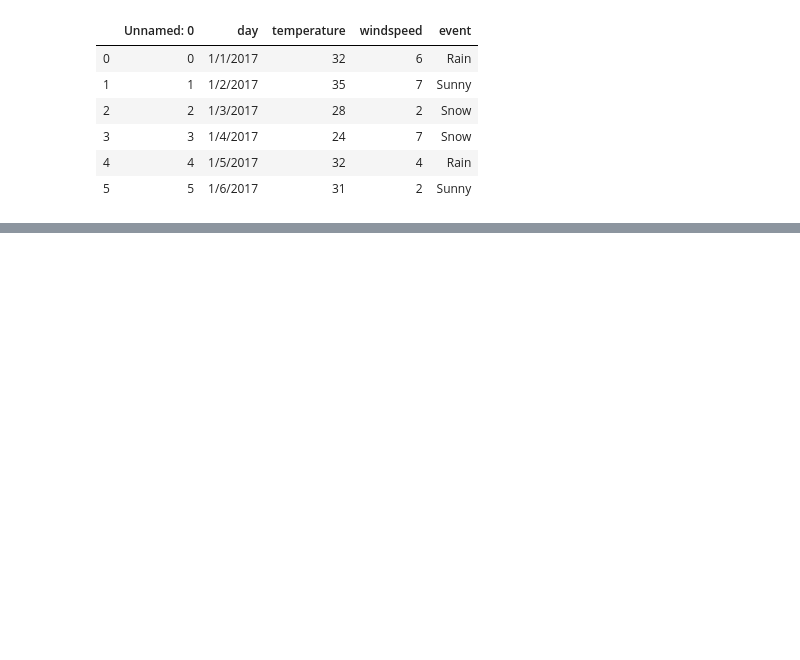
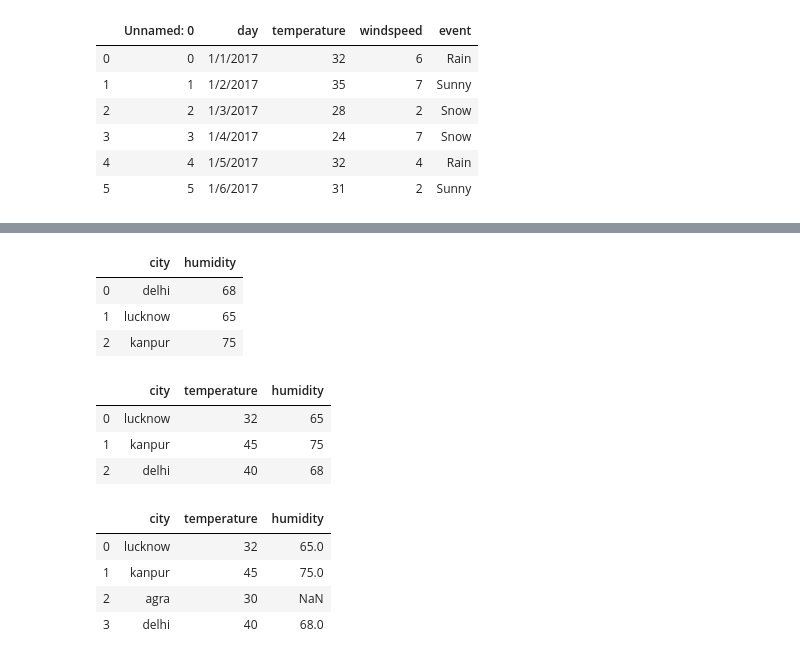
Before and after one commit to ArafatSabbir/Machine-Learning-with-Python-and-R, a Jupyter notebook: Pandas.ipynb, the cells around one changed output, grey strips where cells are left out. Cells and saved outputs as stored; diff of their text form; code cells hidden in the pictures; blank space fills up the shorter version.

```diff
--- a/Pandas.ipynb
+++ b/Pandas.ipynb
@@ -246,0 +279,5 @@ df2
+# %%
+d1 = pd.DataFrame({
+    "city" : ["lucknow","kanpur","agra","delhi"],
+    "temperature" : [32,45,30,40]
+})
@@ -246,0 +292,12 @@ df2
+# %%
+d2 = pd.DataFrame({
+    "city" : ["delhi","lucknow","kanpur"],
+    "humidity" : [68,65,75]
+})
+# %%
+d2
+# %% [output]
+|  | city | humidity |
+| 0 | delhi | 68 |
+| 1 | lucknow | 65 |
+| 2 | kanpur | 75 |
@@ -246,0 +306,15 @@ df2
+# %%
+df
+# %% [output]
+|  | city | temperature | humidity |
+| 0 | lucknow | 32 | 65 |
+| 1 | kanpur | 45 | 75 |
+| 2 | delhi | 40 | 68 |
+# %%
+pd.merge(d1,d2, on=['city'], how ='outer')
+# %% [output]
+|  | city | temperature | humidity |
+| 0 | lucknow | 32 | 65.0 |
+| 1 | kanpur | 45 | 75.0 |
+| 2 | agra | 30 | NaN |
+| 3 | delhi | 40 | 68.0 |
```
Also changed, not shown: parts of 9 cells of this notebook.
